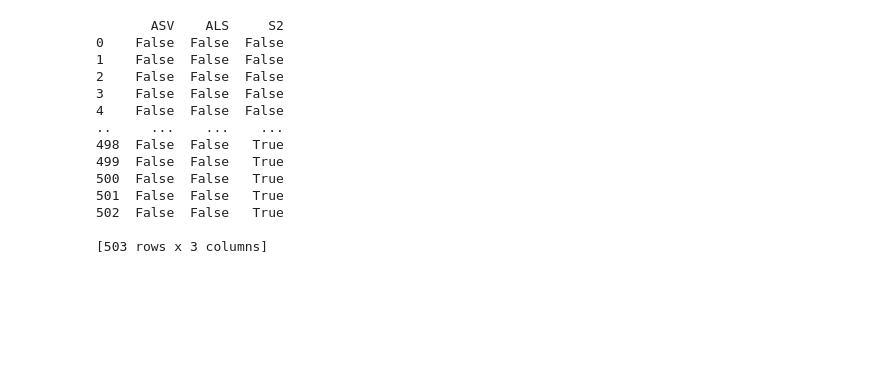
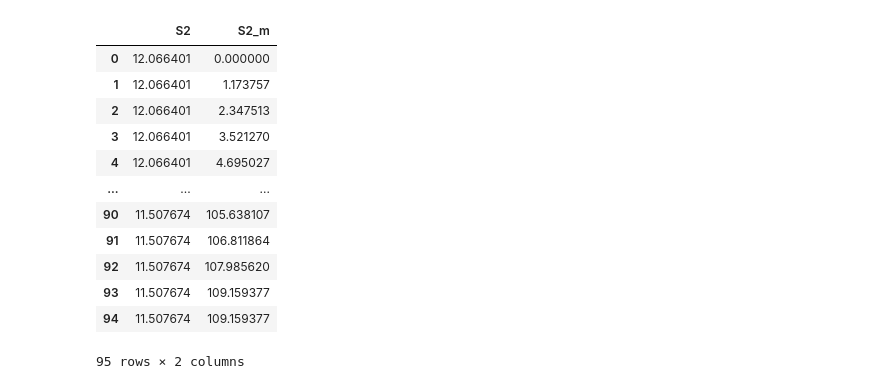
Before and after one commit to susannakukka/bathymetric-model-analysis, a Jupyter notebook: notebooks/cross-section_analysis.ipynb, the cells around one changed output. Cells and saved outputs as stored; diff of their text form; code cells hidden in the pictures; blank space fills up the shorter version.

```diff
--- a/notebooks/cross-section_analysis.ipynb
+++ b/notebooks/cross-section_analysis.ipynb
@@ -30 +60,18 @@ n_cs.head()
+# %%
+# check
+n_cs_s2
+# %% [output]
+|  | S2 | S2_m |
+| 0 | 12.066401 | 0.000000 |
+| 1 | 12.066401 | 1.173757 |
+| 2 | 12.066401 | 2.347513 |
+| 3 | 12.066401 | 3.521270 |
+| 4 | 12.066401 | 4.695027 |
+| ... | ... | ... |
+| 90 | 11.507674 | 105.638107 |
+| 91 | 11.507674 | 106.811864 |
+| 92 | 11.507674 | 107.985620 |
+| 93 | 11.507674 | 109.159377 |
+| 94 | 11.507674 | 109.159377 |
+95 rows × 2 columns
 # %%
@@ -32,17 +80,0 @@ n_cs = n_cs.replace('None', np.nan)
-# %%
-print(n_cs.isnull())
-# %% [output]
-       ASV    ALS     S2
-0    False  False  False
-1    False  False  False
-2    False  False  False
-3    False  False  False
-4    False  False  False
-..     ...    ...    ...
-498  False  False   True
-499  False  False   True
-500  False  False   True
-501  False  False   True
-502  False  False   True
-
-[503 rows x 3 columns]
```
Also changed, not shown: parts of 8 cells of this notebook, 6 other files.
